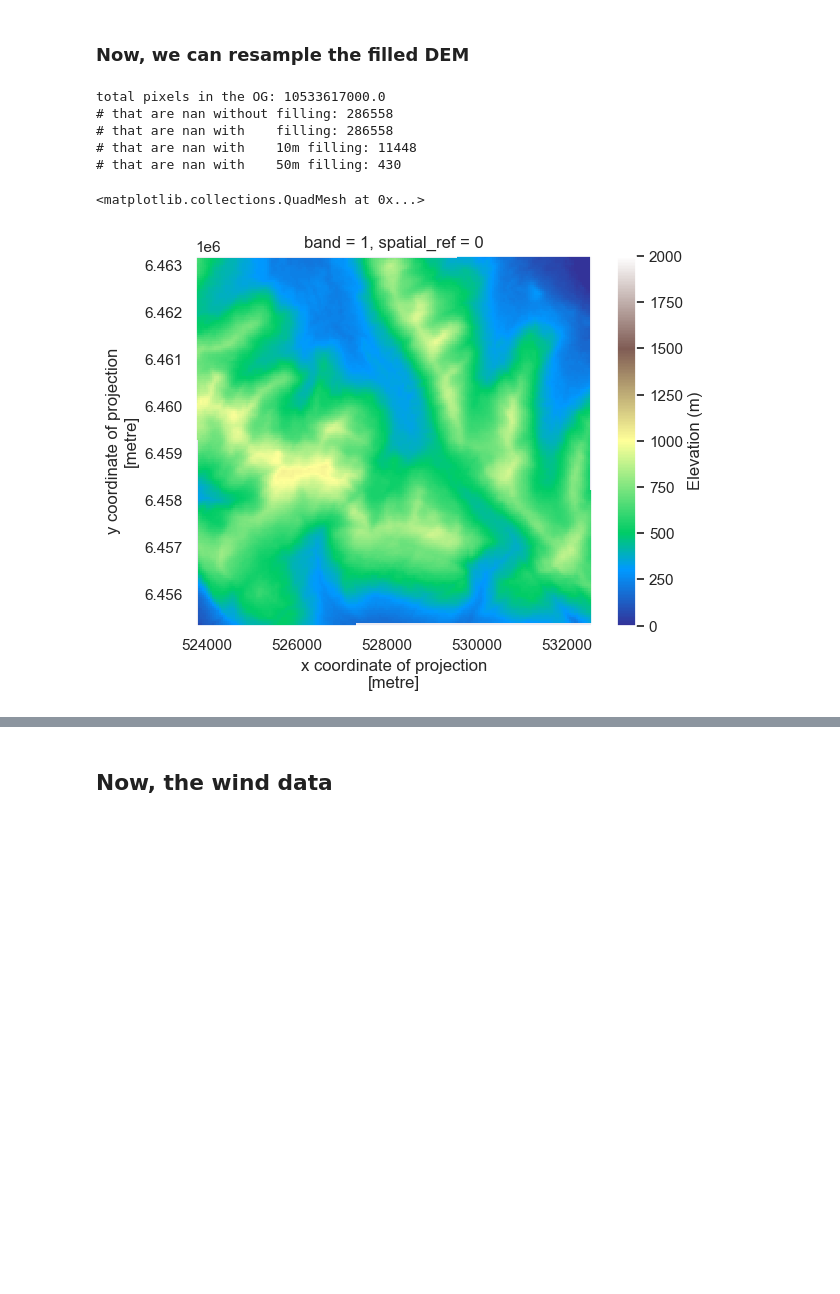
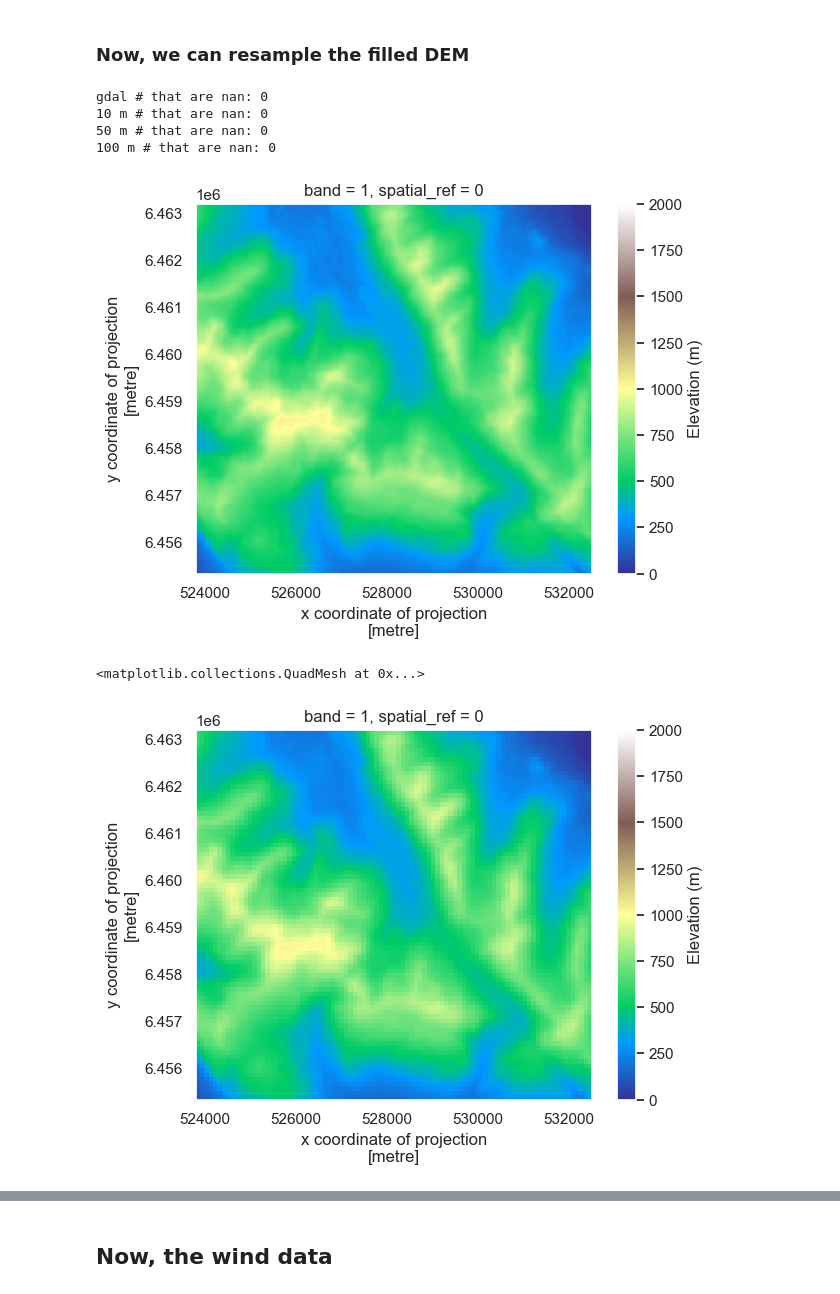
Before and after one commit to cassielumbrazo/juneau_data_analysis, a Jupyter notebook: 6_test_wind_ninja.ipynb, the cells around one changed output, grey strips where cells are left out. Drawn from its saved outputs; the diff is of its cells as text; code cells hidden in the pictures; blank space fills up the shorter version.

```diff
--- a/6_test_wind_ninja.ipynb
+++ b/6_test_wind_ninja.ipynb
@@ -290 +251,6 @@ So that filling opion did not fill all the missing data...
+# %%
+# open the DEM to check,
+dst_path = "/hdd/snow_hydrology/DEMs/ArcticDEM_edits/dem_2m_UTM_clip_powderpatch_filled_gdal.tif"
+gdal_dem = rioxarray.open_rasterio(dst_path, masked=True)
+# gdal_dem
 # %%
@@ -350,30 +280,43 @@ dem_10m.rio.to_raster("/hdd/snow_hydrology/DEMs/ArcticDEM_edits/dem_clipped_june
 # %%
 # Resample to 50m resolution
-dem_50m = dem.rio.reproject(
-    dem.rio.crs,
+dem_50m = gdal_dem.rio.reproject(
+    gdal_dem.rio.crs,
     shape=(
-        int(dem.rio.height * 2 / 50),  # new height
-        int(dem.rio.width * 2 / 50)    # new width
+        int(gdal_dem.rio.height * 2 / 50),  # new height
+        int(gdal_dem.rio.width * 2 / 50)    # new width
     ),
     resampling=rasterio.enums.Resampling.bilinear  # or average, cubic
 )
 
-dem_50m.rio.to_raster("/hdd/snow_hydrology/DEMs/ArcticDEM_edits/dem_clipped_juneau_powderpatch_filled_utm_50m.tif")
+dem_50m.rio.to_raster("/hdd/snow_hydrology/DEMs/ArcticDEM_edits/dem_50m_UTM_clip_powderpatch_filled_gdal.tif")
+# %%
+# Resample to 50m resolution
+dem_100m = gdal_dem.rio.reproject(
+    gdal_dem.rio.crs,
+    shape=(
+        int(gdal_dem.rio.height * 2 / 100),  # new height
+        int(gdal_dem.rio.width * 2 / 100)    # new width
+    ),
+    resampling=rasterio.enums.Resampling.bilinear  # or average, cubic
+)
+
+dem_100m.rio.to_raster("/hdd/snow_hydrology/DEMs/ArcticDEM_edits/dem_100m_UTM_clip_powderpatch_filled_gdal.tif")
 # %%
-# check for missing data now that we filled everything...
-print("total pixels in the OG:", dem_powderpatch_utm.sum().values)
-print("# that are nan without filling:", dem_powderpatch_utm.isnull().sum().values)
-print("# that are nan with    filling:", dem.isnull().sum().values)
-print("# that are nan with    10m filling:", dem_10m.isnull().sum().values)
-print("# that are nan with    50m filling:", dem_50m.isnull().sum().values)
+# check the dem for missing data
+print("gdal # that are nan:", gdal_dem.isnull().sum().values)
+print("10 m # that are nan:", dem_10m.isnull().sum().values)
+print("50 m # that are nan:", dem_50m.isnull().sum().values)
+print("100 m # that are nan:", dem_100m.isnull().sum().values)
 # %% [output]
-total pixels in the OG: 10533617000.0
-# that are nan without filling: 286558
-# that are nan with    filling: 286558
-# that are nan with    10m filling: 11448
-# that are nan with    50m filling: 430
+gdal # that are nan: 0
+10 m # that are nan: 0
+50 m # that are nan: 0
+100 m # that are nan: 0
 # %%
 dem_50m.squeeze().plot(cmap='terrain', vmin=0, vmax=2000, cbar_kwargs={'label': 'Elevation (m)'})
+plt.show()
+dem_100m.squeeze().plot(cmap='terrain', vmin=0, vmax=2000, cbar_kwargs={'label': 'Elevation (m)'})
 # %% [output]
+[figure]
 <matplotlib.collections.QuadMesh at 0x...>
-[figure]
+[figure, added]
```
Also changed, not shown: parts of 63 cells of this notebook, 1 other file.
